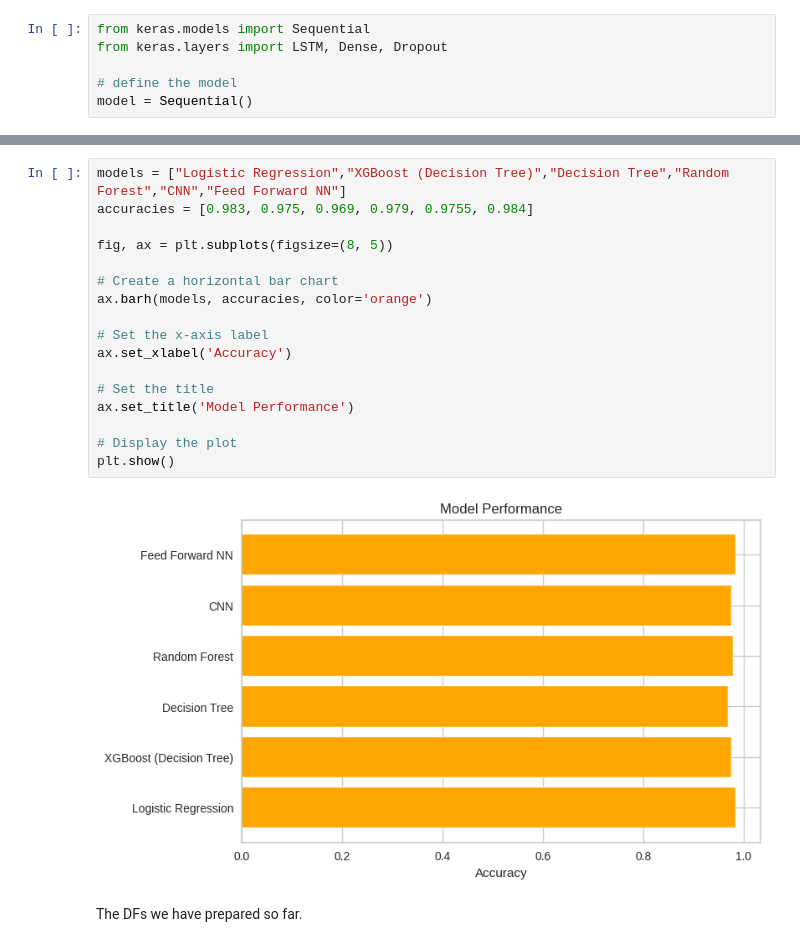
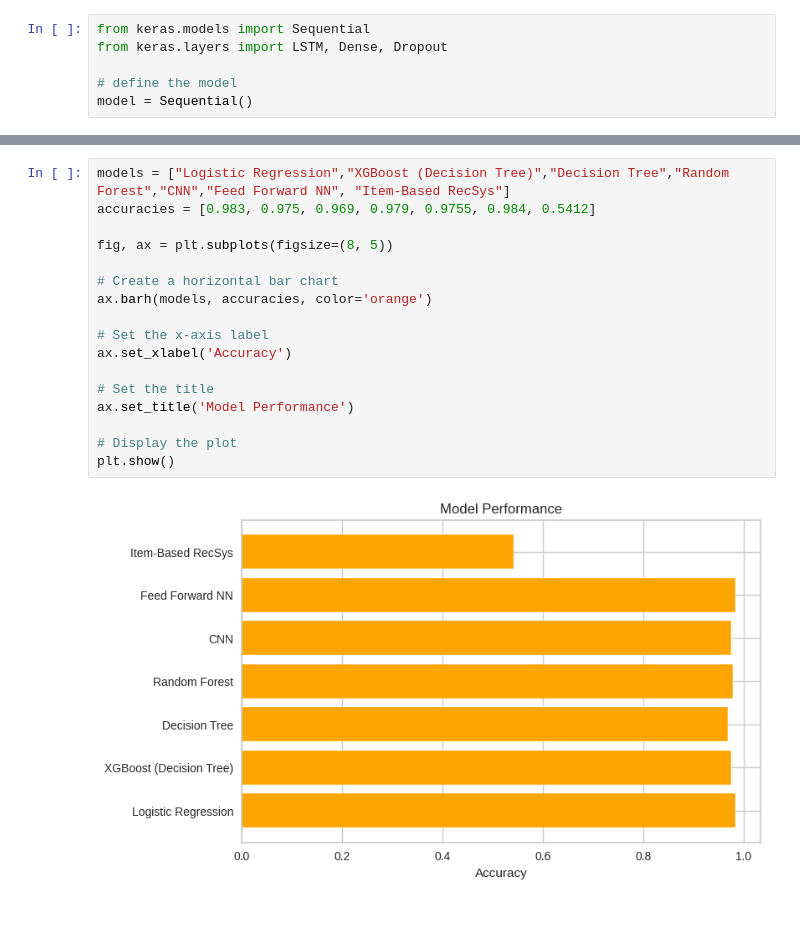
Before and after one commit to underthelights/recsys_hnm, a Jupyter notebook: [RecSys]_H&M_Data_Analysis_&_RecSys.ipynb, the cells around one changed output, grey strips where cells are left out. Drawn from its saved outputs; the diff is of its cells as text; blank space fills up the shorter version.

```diff
--- a/[RecSys]_H&M_Data_Analysis_&_RecSys.ipynb
+++ b/[RecSys]_H&M_Data_Analysis_&_RecSys.ipynb
@@ -2261,21 +2391,19 @@ Epoch 50/50
 # %%
-models = ["Logistic Regression","XGBoost (Decision Tree)","Decision Tree","Random Forest","CNN","Feed Forward NN"]
-accuracies = [0.983, 0.975, 0.969, 0.979, 0.9755, 0.984]
+models = ["Logistic Regression","XGBoost (Decision Tree)","Decision Tree","Random Forest","CNN","Feed Forward NN", "Item-Based RecSys"]
+accuracies = [0.983, 0.975, 0.969, 0.979, 0.9755, 0.984, 0.5412]
 
 fig, ax = plt.subplots(figsize=(8, 5))
 
 # Create a horizontal bar chart
 ax.barh(models, accuracies, color='orange')
 
 # Set the x-axis label
 ax.set_xlabel('Accuracy')
 
 # Set the title
 ax.set_title('Model Performance')
 
 # Display the plot
 plt.show()
 # %% [output]
-[figure, old version]
+[figure, new version]
-# %% [markdown]
-The DFs we have prepared so far.
```
Also changed, not shown: parts of 142 cells of this notebook.
